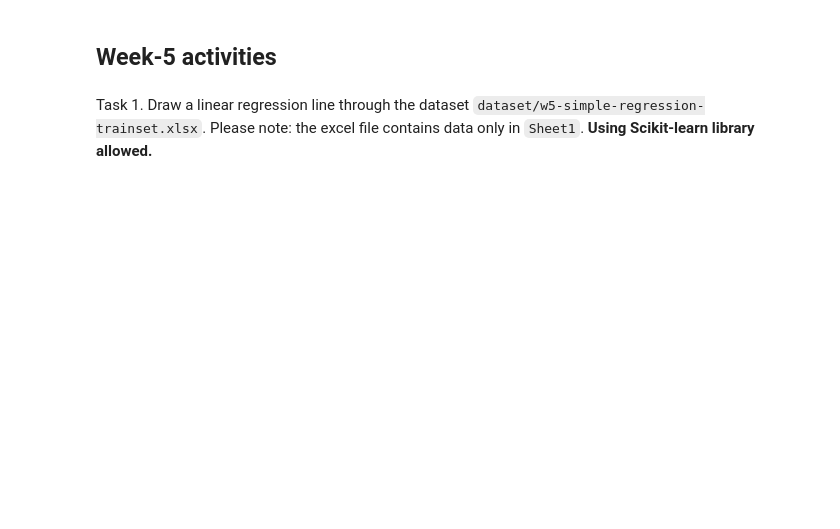
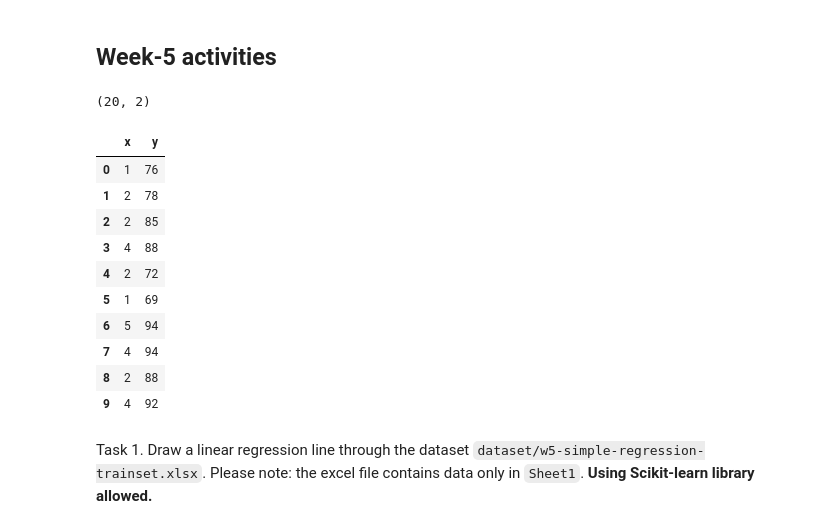
Before and after one commit to ashiskb/drb-fall24-ml, a Jupyter notebook: week-05/week-05-solution.ipynb, the cells around one changed output. Cells and saved outputs as stored; diff of their text form; code cells hidden in the pictures; blank space fills up the shorter version.

```diff
--- a/week-05/week-05-solution.ipynb
+++ b/week-05/week-05-solution.ipynb
@@ -5,4 +11,22 @@ import pandas as pd
 # %%
 simple_df = pd.read_excel('dataset/w5-simple-regression-trainset.xlsx',sheet_name='Sheet1')
+# %%
+simple_df.shape
+# %% [output]
+(20, 2)
+# %%
+simple_df.head(n=10)
+# %% [output]
+|  | x | y |
+| 0 | 1 | 76 |
+| 1 | 2 | 78 |
+| 2 | 2 | 85 |
+| 3 | 4 | 88 |
+| 4 | 2 | 72 |
+| 5 | 1 | 69 |
+| 6 | 5 | 94 |
+| 7 | 4 | 94 |
+| 8 | 2 | 88 |
+| 9 | 4 | 92 |
 # %% [markdown]
 Task 1. Draw a linear regression line through the dataset `dataset/w5-simple-regression-trainset.xlsx`. Please note: the excel file contains data only in `Sheet1`. **Using Scikit-learn library allowed.**
```
Also changed, not shown: parts of 63 cells of this notebook.
